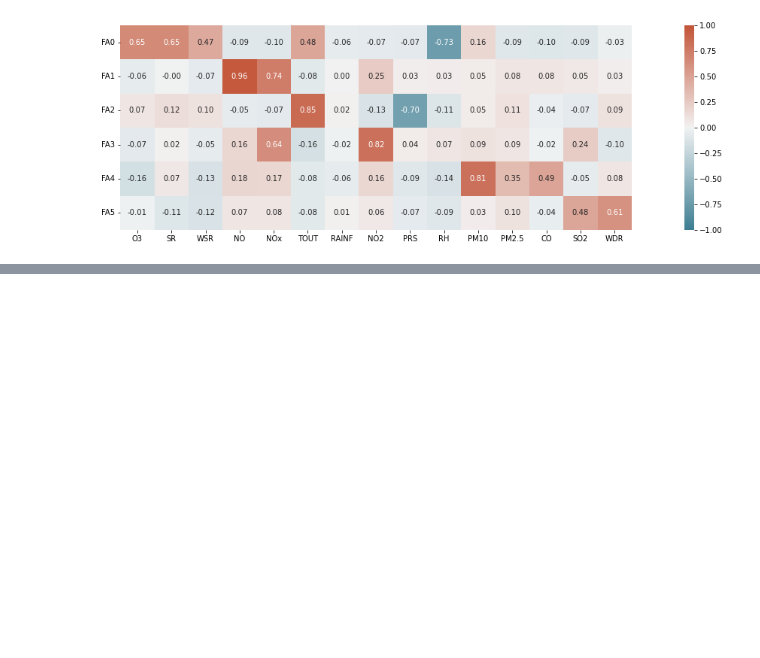
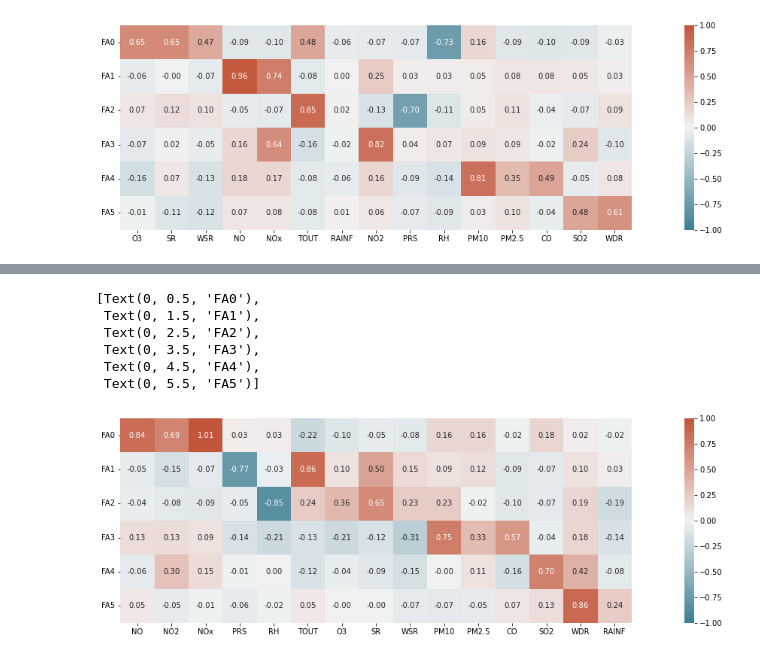
Before and after one commit to DiegoElian02/CienciadeDatosMultivariado, a Jupyter notebook: Analisis.ipynb, the cells around one changed output, grey strips where cells are left out. Cells and saved outputs as stored; diff of their text form; code cells hidden in the pictures; blank space fills up the shorter version.

```diff
--- a/Analisis.ipynb
+++ b/Analisis.ipynb
@@ -536,0 +620,5 @@ factor_df.to_csv('PruebasRNN\datosFactores.csv')
+# %%
+fa_loading_matrix = pd.DataFrame(fa.loadings_, columns=['FA{}'.format(i) for i in range(0, 6)], index=var_df.columns)
+fa_loading_matrix[ 'Highest loading' ] = fa_loading_matrix.idxmax(axis=1)
+fa_loading_matrix = fa_loading_matrix.sort_values('Highest loading')
+fa_loading_matrix
@@ -536,0 +642,23 @@ factor_df.to_csv('PruebasRNN\datosFactores.csv')
+# %%
+import seaborn as sns
+
+plt.figure(figsize=(25,5))
+
+# plot the heatmap for correlation matrix
+ax = sns.heatmap(fa_loading_matrix.drop('Highest loading',
+                 axis=1).T,
+                 vmin=-1, vmax=1, center=0,
+                 cmap=sns.diverging_palette(220, 20, n=200),
+                 square=True, annot=True, fmt='.2f')
+
+ax.set_yticklabels(
+    ax.get_yticklabels(),
+    rotation=0)
+# %% [output]
+[Text(0, 0.5, 'FA0'),
+ Text(0, 1.5, 'FA1'),
+ Text(0, 2.5, 'FA2'),
+ Text(0, 3.5, 'FA3'),
+ Text(0, 4.5, 'FA4'),
+ Text(0, 5.5, 'FA5')]
+[figure, added]
```
Also changed, not shown: parts of 11 cells of this notebook, 2 other files.
